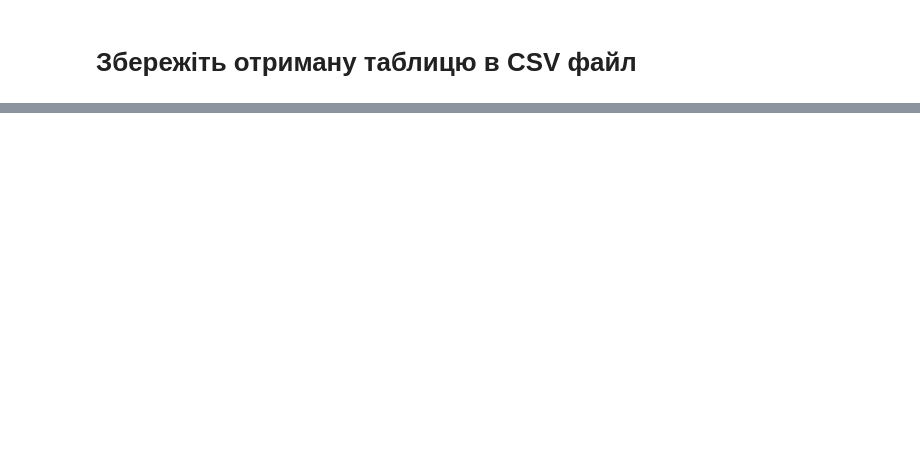
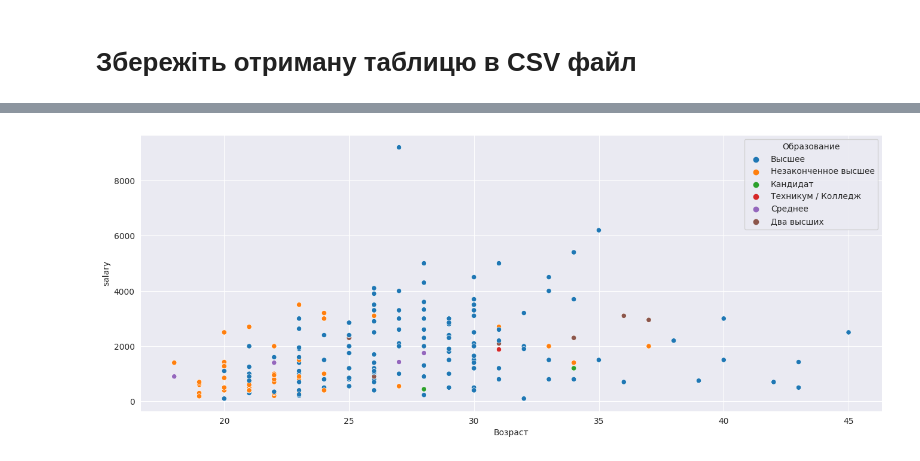
Before and after one commit to lexxai/goit_python_ds_hw_02, a Jupyter notebook: Hw2.2.ipynb, the cells around one changed output, grey strips where cells are left out. Saved outputs shown, nothing was run; the diff lists cells and outputs as text; code cells hidden in the pictures; blank space fills up the shorter version.

```diff
--- a/Hw2.2.ipynb
+++ b/Hw2.2.ipynb
@@ -413,0 +452,6 @@ time: 2 ms (started: 2024-01-06 17:09:54 +00:00)
+# %%
+plt.figure(figsize=(16,6))
+sns.scatterplot(x='Возраст', y='salary',  hue='Образование', data=python_data)
+plt.show()
+# %% [output]
+[figure, added]
```
Also changed, not shown: parts of 35 cells of this notebook.
